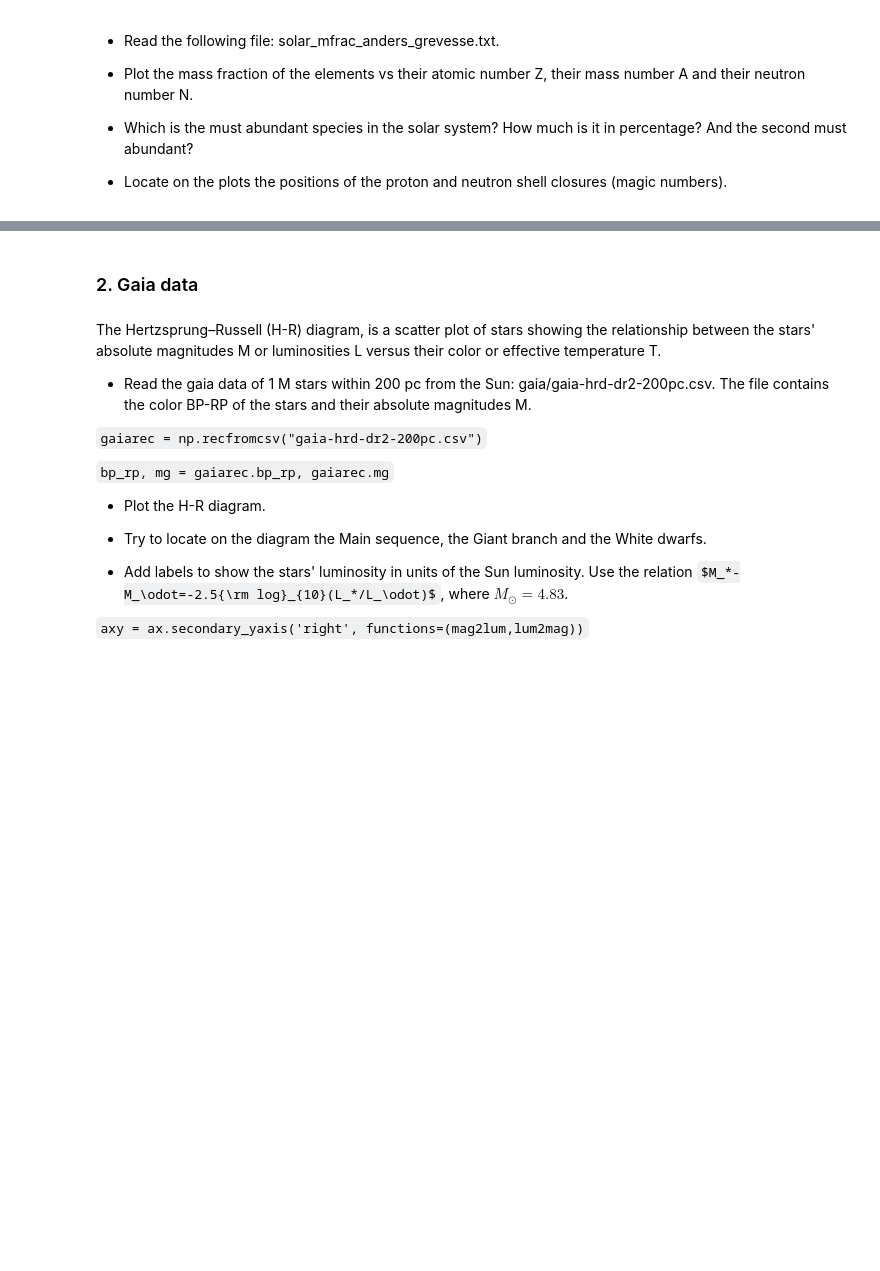
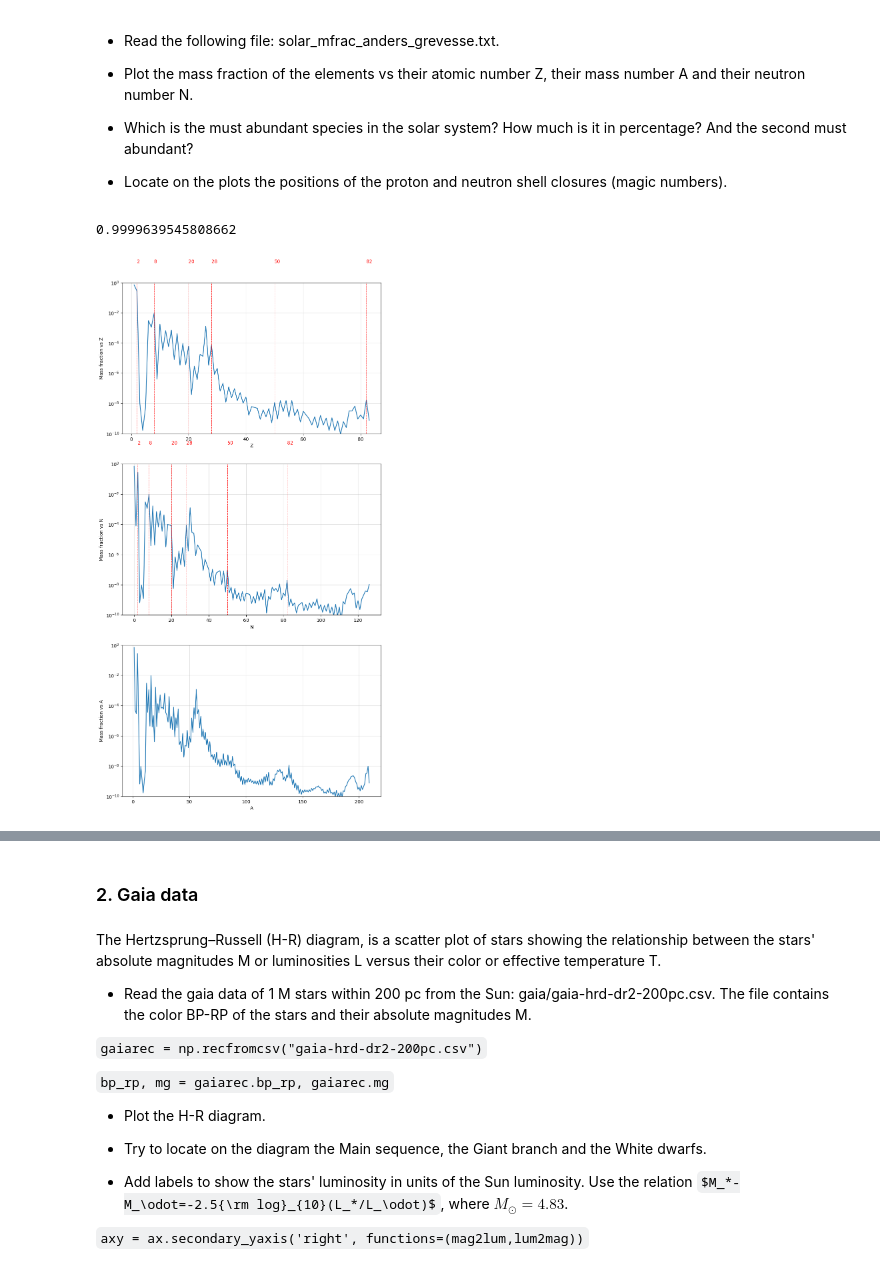
Before and after one commit to sMacks28/private, a Jupyter notebook: Uni/nuclearastrophysics/exercise01/ex1.ipynb, the cells around one changed output, grey strips where cells are left out. Drawn from its saved outputs; the diff is of its cells as text; code cells hidden in the pictures; some formulas as TeX source; blank space fills up the shorter version.

```diff
--- a/Uni/nuclearastrophysics/exercise01/ex1.ipynb
+++ b/Uni/nuclearastrophysics/exercise01/ex1.ipynb
@@ -52,57 +52,84 @@ Elements which are mostly created through the r-process are for example Ge, Se a
 - Which is the must abundant species in the solar system? How much is it in percentage? And the second must abundant?
 
 - Locate on the plots the positions of the proton and neutron shell closures (magic numbers).
+# %%
+#Check if sum(Mfrac) \approx 1
+
+total = np.sum(Mfrac)
+print(total)
+# %% [output]
+0.9999639545808662
 # %%
 # Set figure dimensions
 fig, (ax1,ax2,ax3) = plt.subplots(3,1,figsize=(10, 20))
 
 # Load data from file
-data = _
+data = np.loadtxt("solar_mfrac_anders_grevesse.txt")
 
 #sum fractions of nuclei with same Z
-_
+Z = data[:, 0]
+A = data[:, 1]
+Mfrac = data[:, 2]
+
+MsumZ = []
+Z_unique = np.unique(Z)
+
+MsumZ = [np.sum(Mfrac[Z==z]) for z in Z_unique] #List comprehension for unique Z values and their respective Mfrac vals. Summing over all these Mfrac vals
 
 #plot vs Z
-ax1.plot(_,_)
+ax1.plot(Z_unique, MsumZ)
 
 #sum fractions of nuclei with same N
-_
+MsumN = []
+N = A - Z
+N_unique = np.unique(N)
+
+MsumN = [np.sum(Mfrac[N==n]) for n in N_unique] #analog to Z
 
 #plot vs N
-ax2.plot(_,_)
+ax2.plot(N_unique,MsumN)
 
 #sum fractions of nuclei with same A
-_
+MsumA = []
+A_unique = np.unique(A)
+
+MsumA = [np.sum(Mfrac[A==a]) for a in A_unique] #analog to Z
 
 #plot vs A
-ax3.plot(_,_)
+ax3.plot(A_unique,MsumA)
 
 ax1.set_yscale('log')
 ax2.set_yscale('log')
 ax3.set_yscale('log')
 
 # magic numbers
-magic=[_,_,_,_,_,_] # list of magic numbers
+magic=[2,8,20,28,50,82] # list of magic numbers
 #plot vertical lines at magic numbers
-ax1.vlines(_,ymin=-6,ymax=13,linestyle='dashed',alpha=1,color='r',linewidth=.7)
+ax1.vlines(magic,ymin=-6,ymax=13,linestyle='dashed',alpha=1,color='r',linewidth=.7)
 #annotate magic numbers on the plot
 for i in range(len(magic)):
-    ax1.text(_,2e1,_,color='r')
+    ax1.text(magic[i],2e1,str(magic[i]),color='r')
 #same for ax2
-_
+#plot vertical lines at magic numbers
+ax2.vlines(magic,ymin=-6,ymax=13,linestyle='dashed',alpha=1,color='r',linewidth=.7)
+#annotate magic numbers on the plot
+for i in range(len(magic)):
+    ax2.text(magic[i],2e1,str(magic[i]),color='r')
 
 # plot limits and labels
-ax1.set_ylim(_,_)
-ax2.set_ylim(_,_)
-ax3.set_ylim(_,_)
-ax1.set_ylabel(_)
-ax2.set_ylabel(_)
-ax3.set_ylabel(_)
-ax1.set_xlabel(_)
-ax2.set_xlabel(_)
-ax3.set_xlabel(_)
+ax1.set_ylim(1e-10,1)
+ax2.set_ylim(1e-10,1)
+ax3.set_ylim(1e-10,1)
+ax1.set_ylabel("Mass fraction vs Z")
+ax2.set_ylabel("Mass fraction vs N")
+ax3.set_ylabel("Mass fraction vs A")
+ax1.set_xlabel("Z")
+ax2.set_xlabel("N")
+ax3.set_xlabel("A")
 ax1.grid(alpha=.4)
 ax2.grid(alpha=.4)
 ax3.grid(alpha=.4)
 
 plt.show()
+# %% [output]
+[figure, added]
```
Also changed, not shown: parts of 4 cells of this notebook.
